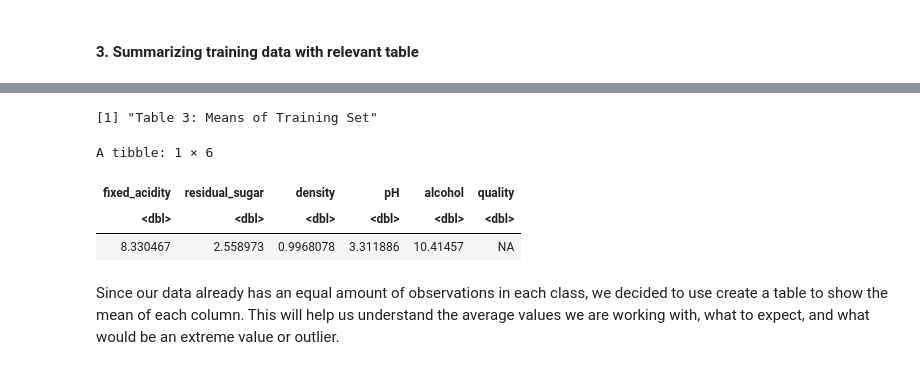
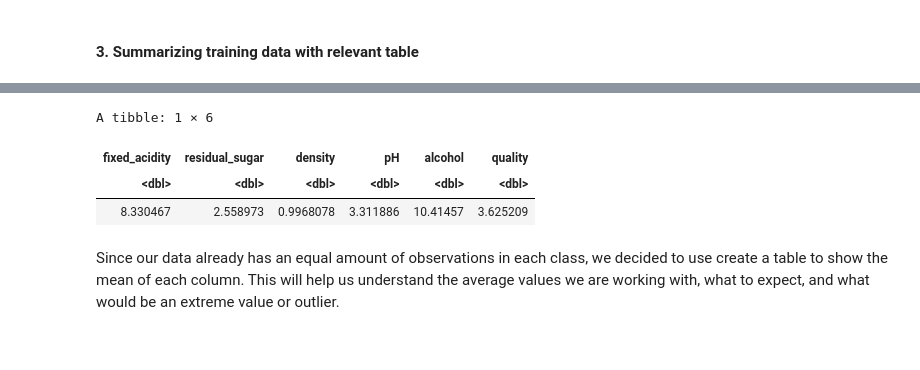
Before and after one commit to farazht/classifying-red-wine-quality, a Jupyter notebook: Group Report.ipynb, the cells around one changed output, grey strips where cells are left out. Drawn from its saved outputs; the diff is of its cells as text; code cells hidden in the pictures.

```diff
--- a/Group Report.ipynb
+++ b/Group Report.ipynb
@@ -165,7 +165,9 @@ A tibble: 1198 × 6
 #### 3. Summarizing training data with relevant table
 # %%
 # mapping 'mean' function to every column and displaying result
-redwine_train_mean <- map_df(redwine_train, mean)
+redwine_train_mean <- redwine_train |>
+    mutate(quality = as.numeric(quality)) |>
+    map_df(mean)
 
 # displaying means
 print("Table 3: Means of Training Set")
@@ -176,8 +177,7 @@ Warning message in mean.default(.x[[i]], ...):
-[1] "Table 3: Means of Training Set"
+A tibble: 1 × 6
-A tibble: 1 × 6
 | fixed_acidity | residual_sugar | density | pH | alcohol | quality |
 | <dbl> | <dbl> | <dbl> | <dbl> | <dbl> | <dbl> |
-| 8.330467 | 2.558973 | 0.9968078 | 3.311886 | 10.41457 | NA |
+| 8.330467 | 2.558973 | 0.9968078 | 3.311886 | 10.41457 | 3.625209 |
 # %% [markdown]
 Since our data already has an equal amount of observations in each class, we decided to use create a table to show the mean of each column. This will help us understand the average values we are working with, what to expect, and what would be an extreme value or outlier.
 # %% [markdown]
```
Also changed, not shown: parts of 7 cells of this notebook.
